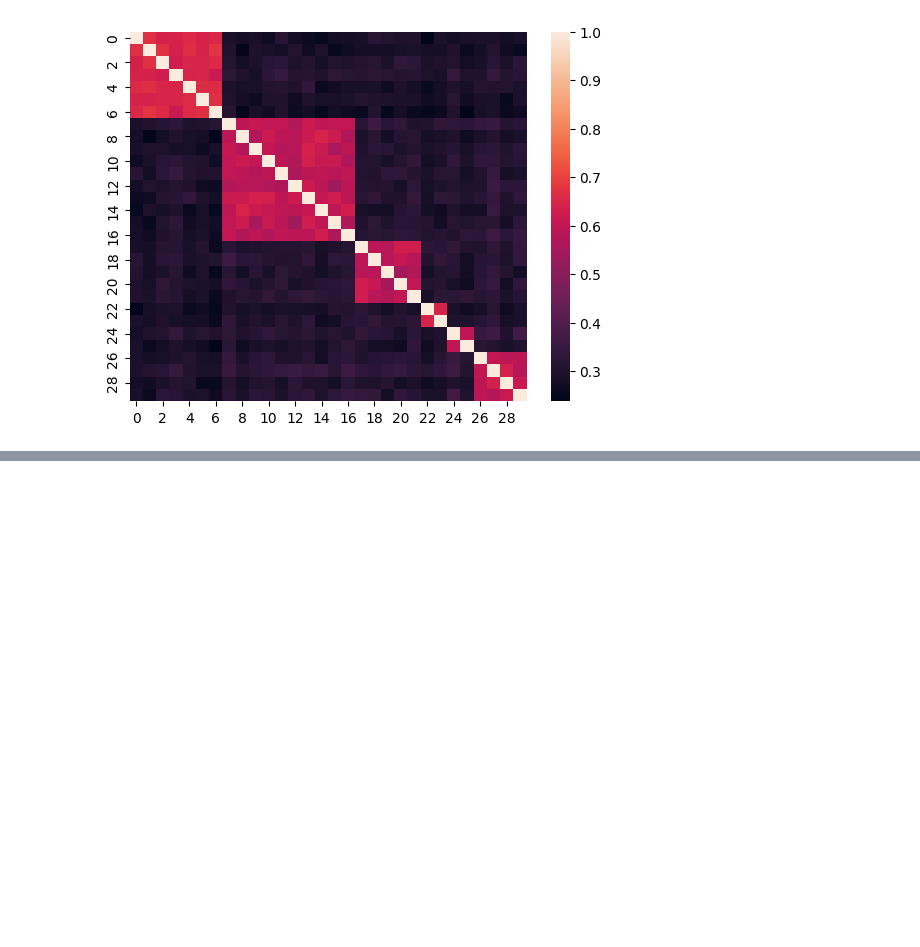
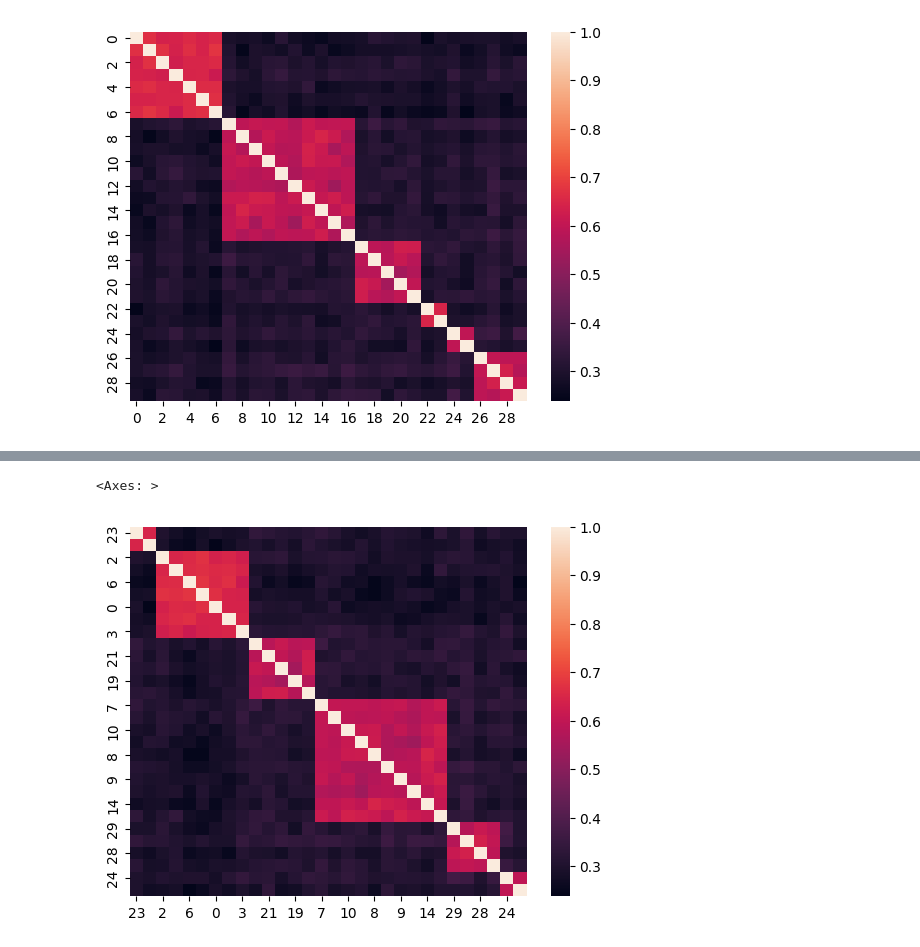
Before and after one commit to Joanna-Dai/Machine-Learning-for-Asset-Managers, a Jupyter notebook: ch4.ipynb, the cells around one changed output, grey strips where cells are left out. Cells and saved outputs as stored; diff of their text form; code cells hidden in the pictures; blank space fills up the shorter version.

```diff
--- a/ch4.ipynb
+++ b/ch4.ipynb
@@ -31,7 +31,8 @@ def clusterKMeansBase(corr0, maxNumClusters=10, n_init=10):
         for i in range(2, maxNumClusters+1): # loop different number of maxNumClusters
 
             # k-means clustering
-            kmeans_ = KMeans(n_clusters=i, n_jobs=1, n_init=1)  # only initialization once for inner loop
+            kmeans_ = KMeans(n_clusters=i, n_init=1)  # only initialization once for inner loop
+                                                      # n_jobs=1 no need for new version of sklearn
             kmeans_ = kmeans_.fit(x)
 
             #  calculate silhouette coef in measuring comparing intracluster distance and intercluster distance
@@ -108,7 +109,7 @@ def clusterKMeansTop(corr0, maxNumClusters=None, n_init=10):
 
     # evaluate clusters
     # calculate qualtiy(t-stat like) score for each cluster
-    clusterTstats = {i:np.mean(silh(clstrs[i])) / \
+    clusterTstats = {i:np.mean(silh[clstrs[i]]) / \
         np.std(silh[clstrs[i]]) for i in clstrs.keys()}
     # compute the average quality across all clusters
     tStatMean = sum(clusterTstats.values())/len(clusterTstats)
@@ -274,0 +290,11 @@ Number of Clusters
+# %%
+# recover the shuffled matrix using ONC algo and validate the result with actual matrix
+corr_recovered, clusters_recovered, silh_recovered = clusterKMeansTop(
+    corr_shuffled, maxNumClusters=10, n_init=10
+)
+
+sns.heatmap(corr_recovered)
+# estimated K = 6 = actual K
+# %% [output]
+<Axes: >
+[figure, added]
```
Also changed, not shown: parts of 2 cells of this notebook.
